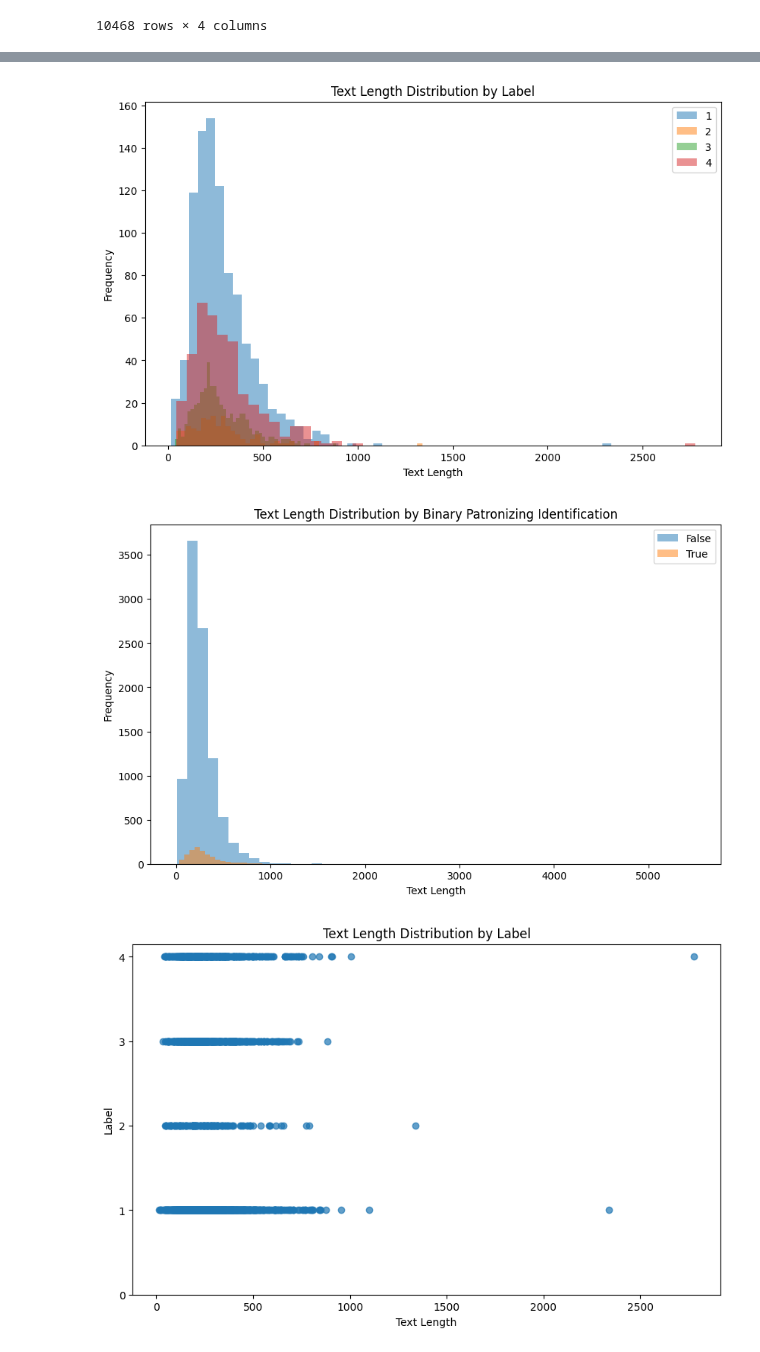
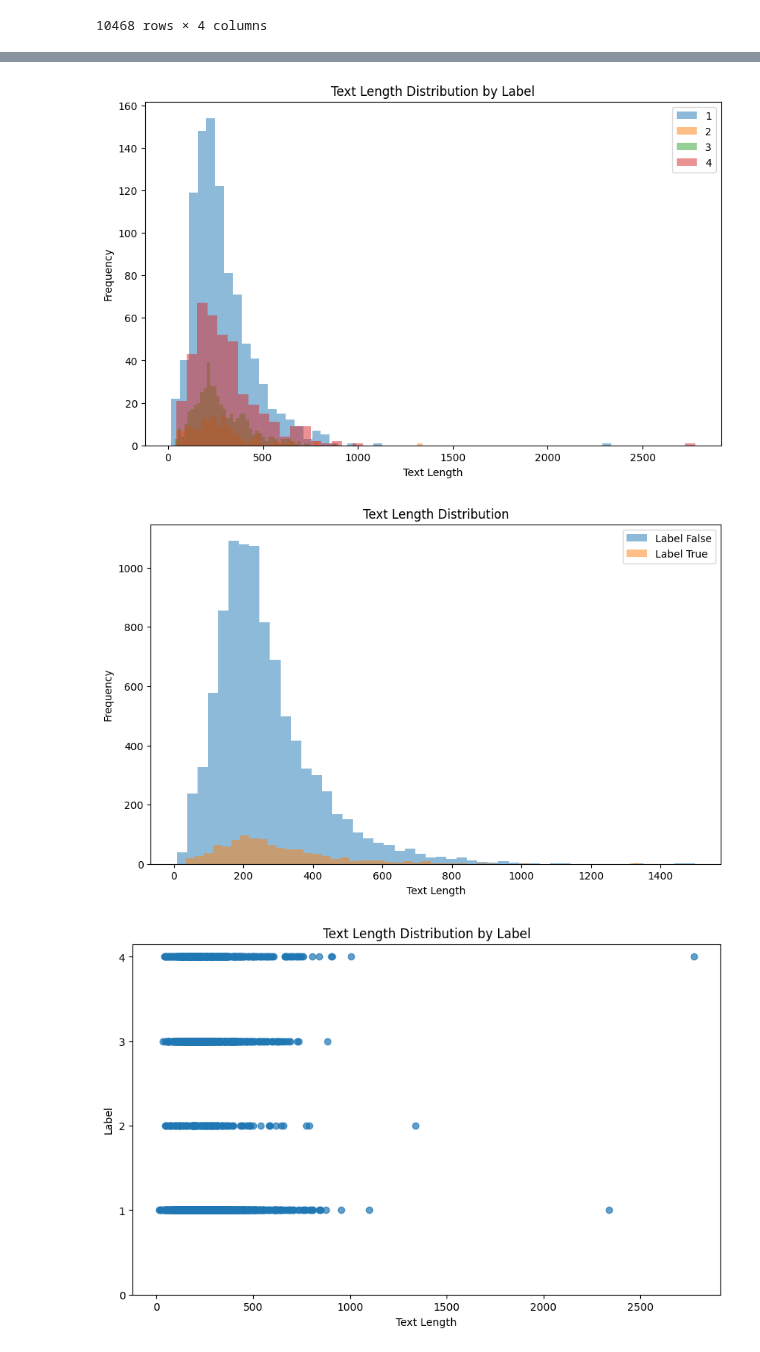
Before and after one commit to avzh1/nlp_bert_classifier, a Jupyter notebook: src/data_analysis/data_analysis.ipynb, the cells around one changed output, grey strips where cells are left out. Saved outputs shown, nothing was run; the diff lists cells and outputs as text; code cells hidden in the pictures.

Commit message:
data analysis report started

```diff
--- a/src/data_analysis/data_analysis.ipynb
+++ b/src/data_analysis/data_analysis.ipynb
@@ -470,19 +487,20 @@ def plot_histogram_for_sentence_length(dataset, labels):
     # Show the plot
     plt.show()
 # %%
-def plot_histogram_for_sentence_length_by_patronizing(dataset):
-    """Now, instead, plot the labels which are considered to be not patronizing (0,1) and patronizing (2,3,4) as discussed in the spec"""
+def plot_histogram_for_sentence_length_by_patronizing(dataset, clip):
+    """Plot histogram for text length by patronizing labels"""
+
     # Create a new figure
     plt.figure(figsize=(10, 6))
 
     # Loop through unique labels and plot the data
     for label, data in dataset.groupby('is_patronizing'):
-        plt.hist(data['text'], bins=50, alpha=0.5, label=label)
-
+        values = data['text'].loc[lambda x: x < clip]
+        plt.hist(values, bins=50, alpha=0.5, label=f'Label {label}')
     # Set labels and title
     plt.xlabel('Text Length')
     plt.ylabel('Frequency')
-    plt.title('Text Length Distribution by Binary Patronizing Identification')
+    plt.title('Text Length Distribution')
 
     # Add legend
     plt.legend()
@@ -552,11 +572,11 @@ character_count.sort_values(by='text')
 # %%
 plot_histogram_for_sentence_length(character_count, [0,1,2,3,4])
 plot_histogram_for_sentence_length(character_count, [1,2,3,4])
-plot_histogram_for_sentence_length_by_patronizing(character_count)
+plot_histogram_for_sentence_length_by_patronizing(character_count, 2000)
 # %% [output]
 [figure]
 [figure]
-[figure, old version]
+[figure, new version]
 # %%
 plot_line_bar_for_sentence_length(character_count, [1,2,3,4])
 plot_line_bar_for_sentence_length_by_patronizing(character_count)
```
Also changed, not shown: parts of 4 cells of this notebook, 4 other files.
